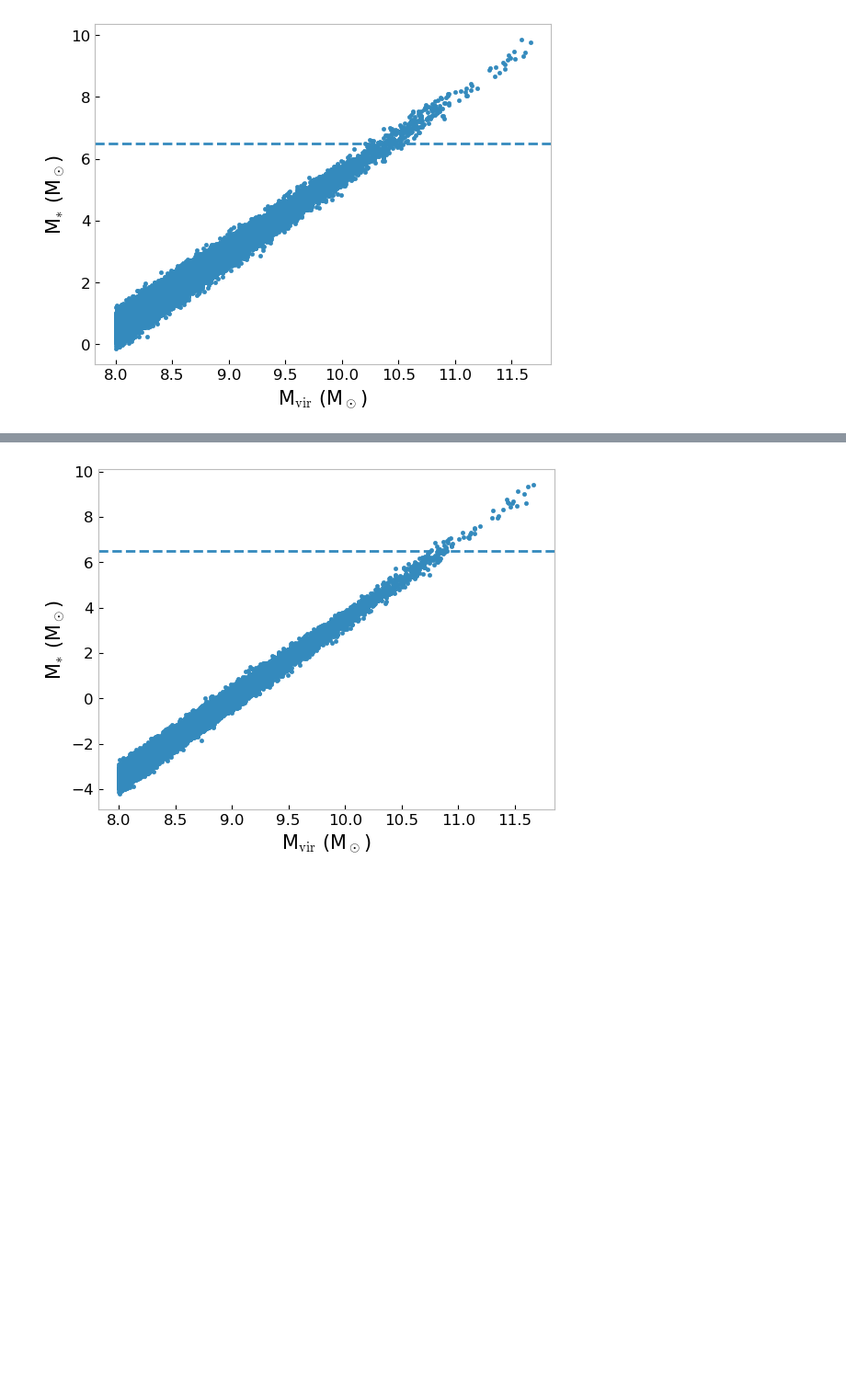
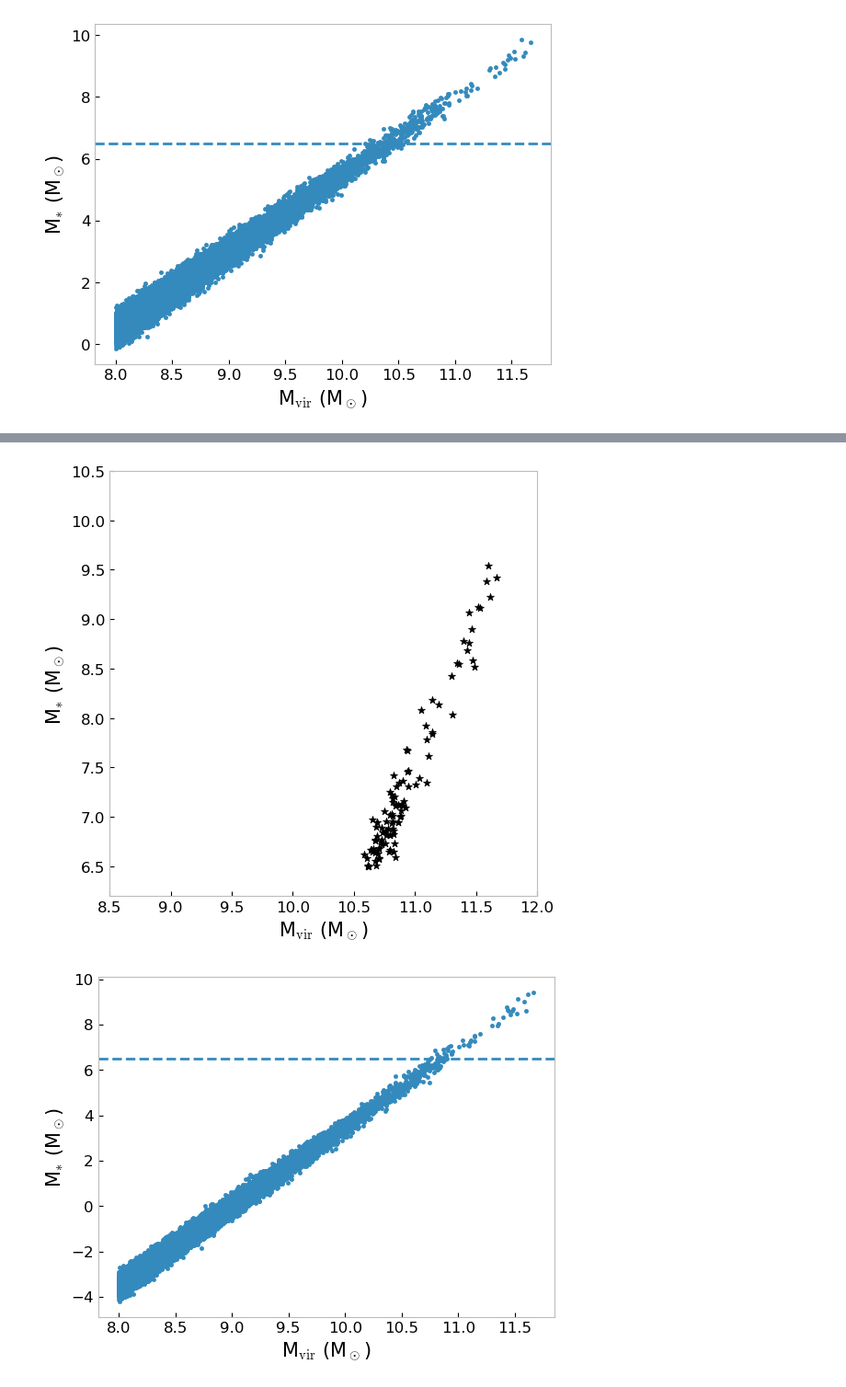
Before and after one commit to jsmonzon/SatGen, a Jupyter notebook: notebooks/paper/data_creation.ipynb, the cells around one changed output, grey strips where cells are left out. Shown at 92% size. Drawn from its saved outputs; the diff is of its cells as text; code cells hidden in the pictures; blank space fills up the shorter version.

```diff
--- a/notebooks/paper/data_creation.ipynb
+++ b/notebooks/paper/data_creation.ipynb
@@ -44,0 +45,2 @@ create.save_data()
+# %%
+helpme = jsm_models.INIT_DATA(fid_theta=[], dfile="/Users/jsmonzon/Research/SatGen/mcmc/Feature_Recovery/alpha_permutations/mock_3/mock_data.npy")
@@ -45,3 +49,7 @@ create.save_data()
+# %%
+helpme.plot_SHMR()
+# %% [output]
+[figure, added]
 # %%
 mock_4 = [10.5, 3.5, 0.2, 0, 0, 0]
 index = 55
```
Also changed, not shown: parts of 2 cells of this notebook, 50 other files.
